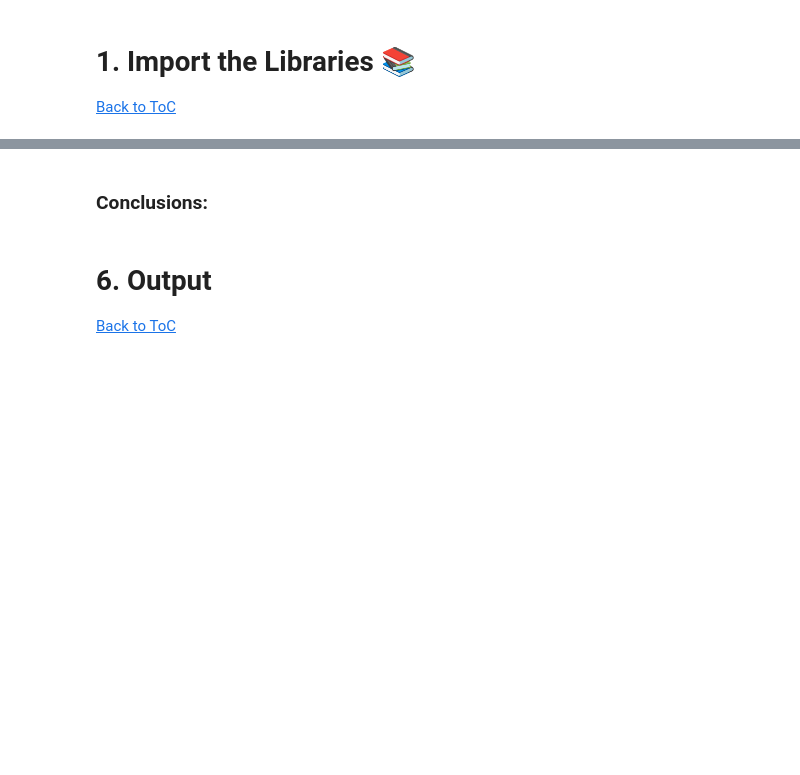
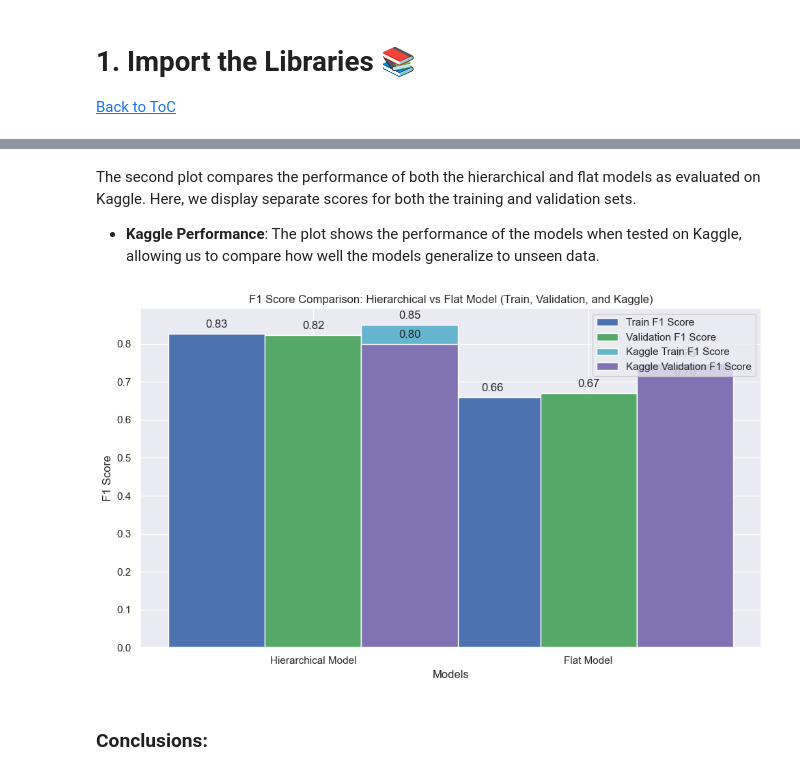
Before and after one commit to xandga/Machine_Learning_project, a Jupyter notebook: Deliverables/8. Integration and Final Predictions.ipynb, the cells around one changed output, grey strips where cells are left out. Saved outputs shown, nothing was run; the diff lists cells and outputs as text; code cells hidden in the pictures; blank space fills up the shorter version.

```diff
--- a/Deliverables/8. Integration and Final Predictions.ipynb
+++ b/Deliverables/8. Integration and Final Predictions.ipynb
@@ -226,5 +150,74 @@ plt.show()
+# %% [markdown]
+The second plot compares the performance of both the hierarchical and flat models as evaluated on Kaggle. Here, we display separate scores for both the training and validation sets.
+
+- **Kaggle Performance**: The plot shows the performance of the models when tested on Kaggle, allowing us to compare how well the models generalize to unseen data.
+# %%
+import numpy as np
+import matplotlib.pyplot as plt
+
+# Data for Hierarchical Model (Train and Validation)
+hierarchical_train_scores = [0.65, 0.96, 0.87]  # Example train F1 scores
+hierarchical_val_scores = [0.65, 0.96, 0.86]  # Example validation F1 scores
+
+# Data for Flat Model (Train and Validation)
+flat_train_score = 0.66
+flat_val_score = 0.67
+
+# Calculate average validation F1 score for Hierarchical model
+average_hierarchical_val_score = np.mean(hierarchical_val_scores)
+
+# Data for Kaggle (Train and Validation)
+kaggle_train_scores = [0.85, 0.70]  # Fake Kaggle scores for training (Hierarchical, Flat)
+kaggle_val_scores = [0.80, 0.75]  # Fake Kaggle scores for validation (Hierarchical, Flat)
+
+# Labels for the models
+labels = ["Hierarchical Model", "Flat Model"]
+
+# Bar width and positions
+bar_width = 0.35
+x = np.arange(len(labels))  # X positions for the bars
+
+# Plot for Hierarchical and Flat Model performance
+plt.figure(figsize=(10, 6))
+
+# Plot train and validation bars for Hierarchical and Flat models
+train_bars = plt.bar(x - bar_width/2, [np.mean(hierarchical_train_scores), flat_train_score], bar_width, color='b', label='Train F1 Score')
+val_bars = plt.bar(x + bar_width/2, [average_hierarchical_val_score, flat_val_score], bar_width, color='g', label='Validation F1 Score')
+
+# Plot for Kaggle performance
+kaggle_bars_train = plt.bar(x + bar_width*1.5, kaggle_train_scores, bar_width, color='c', label='Kaggle Train F1 Score')
+kaggle_bars_val = plt.bar(x + bar_width*1.5, kaggle_val_scores, bar_width, color='m', label='Kaggle Validation F1 Score')
+
+# Add labels, title, and legend
+plt.xlabel('Models')
+plt.ylabel('F1 Score')
+plt.title('F1 Score Comparison: Hierarchical vs Flat Model (Train, Validation, and Kaggle)')
+plt.xticks(x + bar_width/2, labels)  # Add model labels on x-axis
+plt.legend()
+
+# Add F1 score values above the bars for train
+for bar in train_bars:
+    yval = bar.get_height()  # Get the height of each bar
+    plt.text(bar.get_x() + bar.get_width()/2, yval + 0.01, f'{yval:.2f}', ha='center', va='bottom')  # Position text above the bar
+
+# Add F1 score values above the bars for validation
+for bar in val_bars:
+    yval = bar.get_height()  # Get the height of each bar
+    plt.text(bar.get_x() + bar.get_width()/2, yval + 0.01, f'{yval:.2f}', ha='center', va='bottom')  # Position text above the bar
+
+# Add F1 score values above the bars for Kaggle
+for bar in kaggle_bars_train:
+    yval = bar.get_height()  # Get the height of each bar
+    plt.text(bar.get_x() + bar.get_width()/2, yval + 0.01, f'{yval:.2f}', ha='center', va='bottom')  # Position text above the bar
+
+for bar in kaggle_bars_val:
+    yval = bar.get_height()  # Get the height of each bar
+    plt.text(bar.get_x() + bar.get_width()/2, yval + 0.01, f'{yval:.2f}', ha='center', va='bottom')  # Position text above the bar
+
+# Adjust layout and show plot
+plt.tight_layout()  # Adjust layout to prevent text overlap
+plt.show()
+# %% [output]
+[figure, added]
 # %% [markdown]
 ### Conclusions:
-# %% [markdown]
-# 6. Output <a class="anchor" id="chapter6"></a>
-[Back to ToC](#toc)<br>
```
Also changed, not shown: parts of 24 cells of this notebook, 1 other file.
